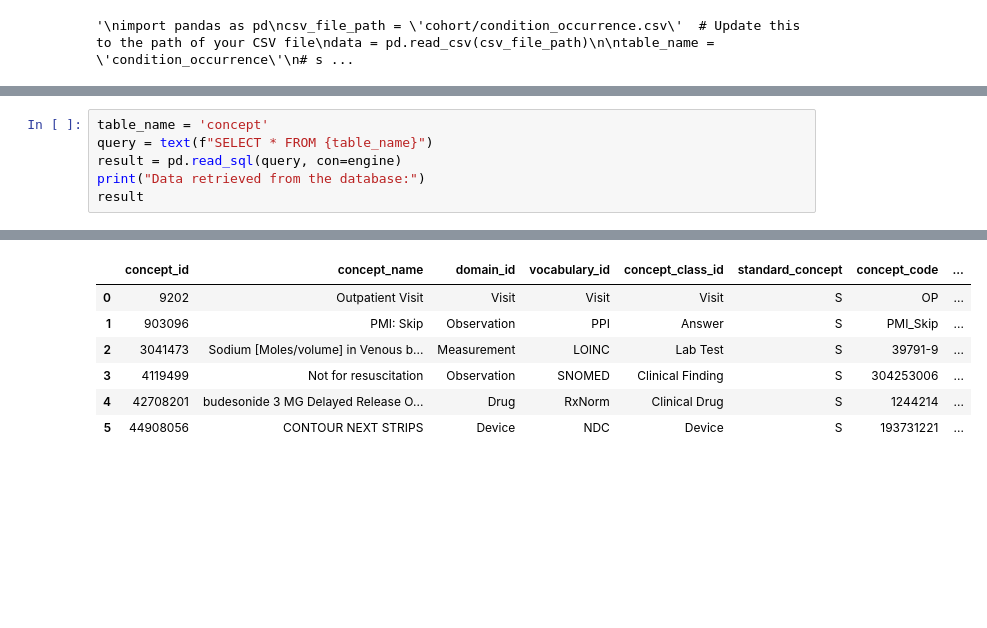
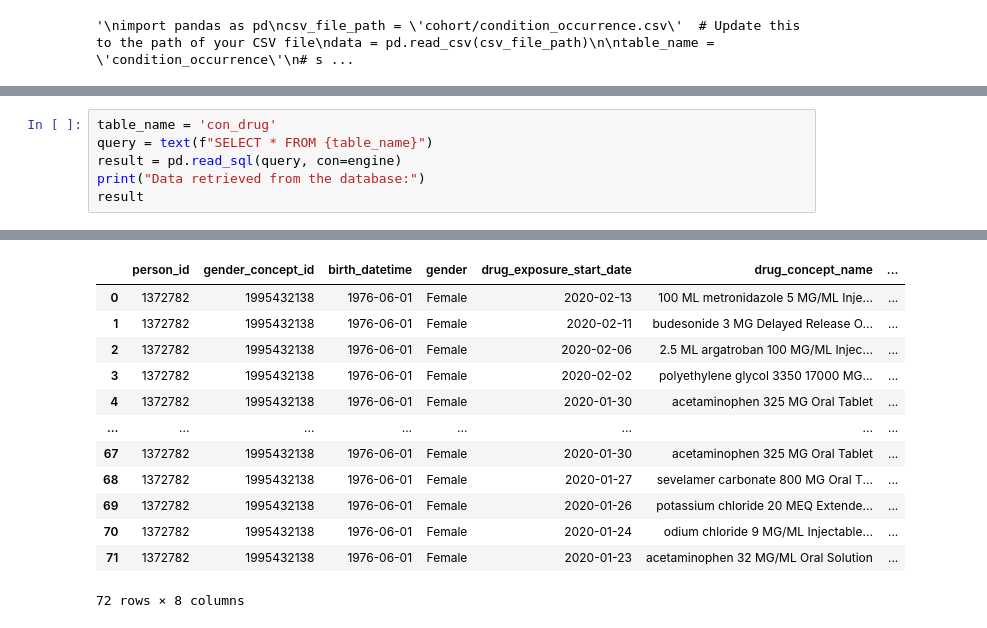
Before and after one commit to kawseribn/COMP5400_Project, a Jupyter notebook: test.ipynb, the cells around one changed output, grey strips where cells are left out. Drawn from its saved outputs; the diff is of its cells as text; blank space fills up the shorter version.

```diff
--- a/test.ipynb
+++ b/test.ipynb
@@ -506,5 +840,5 @@ Data retrieved from the database:
 # %%
-table_name = 'concept'
+table_name = 'con_drug'
 query = text(f"SELECT * FROM {table_name}")
 result = pd.read_sql(query, con=engine)
 print("Data retrieved from the database:")
@@ -517,8 +851,14 @@ result
 Data retrieved from the database:
-|  | concept_id | concept_name | domain_id | vocabulary_id | concept_class_id | standard_concept | concept_code | ... |
-| 0 | 9202 | Outpatient Visit | Visit | Visit | Visit | S | OP | ... |
-| 1 | 903096 | PMI: Skip | Observation | PPI | Answer | S | PMI_Skip | ... |
-| 2 | 3041473 | Sodium [Moles/volume] in Venous b... | Measurement | LOINC | Lab Test | S | 39791-9 | ... |
-| 3 | 4119499 | Not for resuscitation | Observation | SNOMED | Clinical Finding | S | 304253006 | ... |
-| 4 | 42708201 | budesonide 3 MG Delayed Release O... | Drug | RxNorm | Clinical Drug | S | 1244214 | ... |
-| 5 | 44908056 | CONTOUR NEXT STRIPS | Device | NDC | Device | S | 193731221 | ... |
+|  | person_id | gender_concept_id | birth_datetime | gender | drug_exposure_start_date | drug_concept_name | ... |
+| 0 | 1372782 | 1995432138 | 1976-06-01 | Female | 2020-02-13 | 100 ML metronidazole 5 MG/ML Inje... | ... |
+| 1 | 1372782 | 1995432138 | 1976-06-01 | Female | 2020-02-11 | budesonide 3 MG Delayed Release O... | ... |
+| 2 | 1372782 | 1995432138 | 1976-06-01 | Female | 2020-02-06 | 2.5 ML argatroban 100 MG/ML Injec... | ... |
+| 3 | 1372782 | 1995432138 | 1976-06-01 | Female | 2020-02-02 | polyethylene glycol 3350 17000 MG... | ... |
+| 4 | 1372782 | 1995432138 | 1976-06-01 | Female | 2020-01-30 | acetaminophen 325 MG Oral Tablet | ... |
+| ... | ... | ... | ... | ... | ... | ... | ... |
+| 67 | 1372782 | 1995432138 | 1976-06-01 | Female | 2020-01-30 | acetaminophen 325 MG Oral Tablet | ... |
+| 68 | 1372782 | 1995432138 | 1976-06-01 | Female | 2020-01-27 | sevelamer carbonate 800 MG Oral T... | ... |
+| 69 | 1372782 | 1995432138 | 1976-06-01 | Female | 2020-01-26 | potassium chloride 20 MEQ Extende... | ... |
+| 70 | 1372782 | 1995432138 | 1976-06-01 | Female | 2020-01-24 | odium chloride 9 MG/ML Injectable... | ... |
+| 71 | 1372782 | 1995432138 | 1976-06-01 | Female | 2020-01-23 | acetaminophen 32 MG/ML Oral Solution | ... |
+72 rows × 8 columns
```
Also changed, not shown: parts of 42 cells of this notebook, 9 other files.
